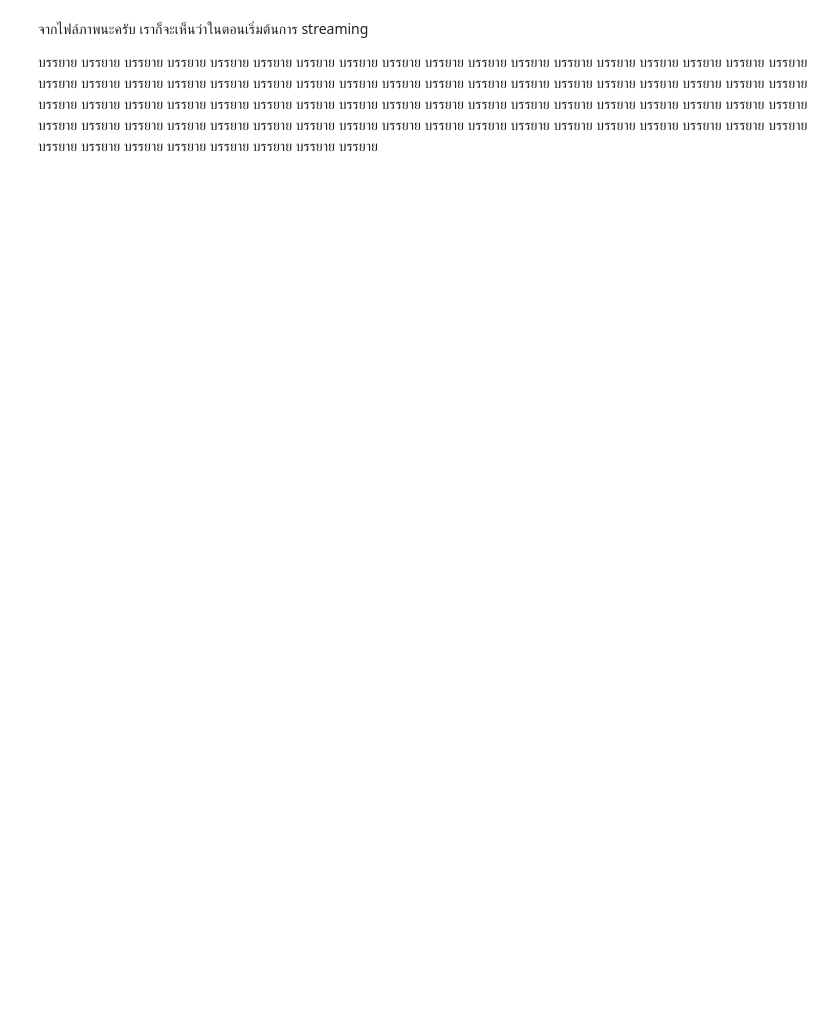
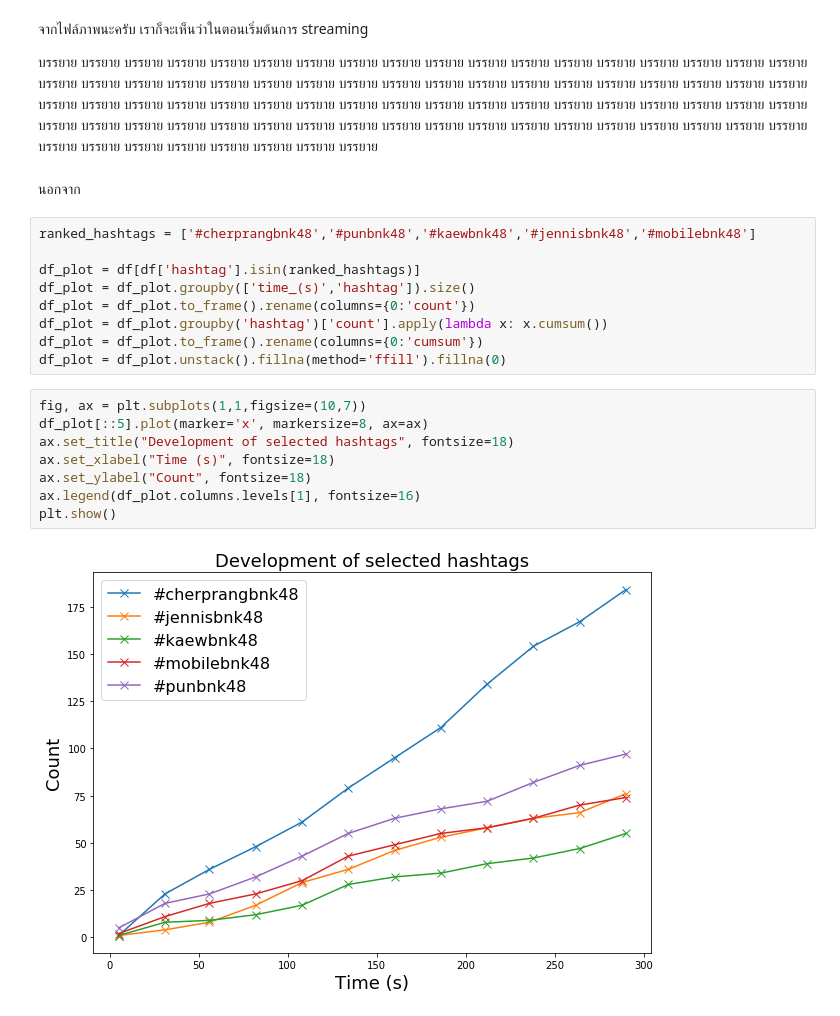
Before and after one commit to mohd-zaheer/Python-and-Spark-for-Big-Data-master, a Jupyter notebook: Spark_Streaming/Real-time idol popularity monitoring with Tweepy and Matplotlib.ipynb, the cells around one changed output. Drawn from its saved outputs; the diff is of its cells as text; blank space fills up the shorter version.

```diff
--- a/Spark_Streaming/Real-time idol popularity monitoring with Tweepy and Matplotlib.ipynb
+++ b/Spark_Streaming/Real-time idol popularity monitoring with Tweepy and Matplotlib.ipynb
@@ -303,6 +287,27 @@ s.close()
 จากไฟล์ภาพนะครับ เราก็จะเห็นว่าในตอนเริ่มต้นการ streaming
 
 บรรยาย บรรยาย บรรยาย บรรยาย บรรยาย บรรยาย บรรยาย บรรยาย บรรยาย บรรยาย บรรยาย บรรยาย บรรยาย บรรยาย บรรยาย บรรยาย บรรยาย บรรยาย บรรยาย บรรยาย บรรยาย บรรยาย บรรยาย บรรยาย บรรยาย บรรยาย บรรยาย บรรยาย บรรยาย บรรยาย บรรยาย บรรยาย บรรยาย บรรยาย บรรยาย บรรยาย บรรยาย บรรยาย บรรยาย บรรยาย บรรยาย บรรยาย บรรยาย บรรยาย บรรยาย บรรยาย บรรยาย บรรยาย บรรยาย บรรยาย บรรยาย บรรยาย บรรยาย บรรยาย บรรยาย บรรยาย บรรยาย บรรยาย บรรยาย บรรยาย บรรยาย บรรยาย บรรยาย บรรยาย บรรยาย บรรยาย บรรยาย บรรยาย บรรยาย บรรยาย บรรยาย บรรยาย บรรยาย บรรยาย บรรยาย บรรยาย บรรยาย บรรยาย บรรยาย บรรยาย
+# %% [markdown]
+นอกจาก
+# %%
+ranked_hashtags = ['#cherprangbnk48','#punbnk48','#kaewbnk48','#jennisbnk48','#mobilebnk48']
+
+df_plot = df[df['hashtag'].isin(ranked_hashtags)]
+df_plot = df_plot.groupby(['time_(s)','hashtag']).size()
+df_plot = df_plot.to_frame().rename(columns={0:'count'})
+df_plot = df_plot.groupby('hashtag')['count'].apply(lambda x: x.cumsum())
+df_plot = df_plot.to_frame().rename(columns={0:'cumsum'})
+df_plot = df_plot.unstack().fillna(method='ffill').fillna(0)
+# %%
+fig, ax = plt.subplots(1,1,figsize=(10,7))
+df_plot[::5].plot(marker='x', markersize=8, ax=ax)
+ax.set_title("Development of selected hashtags", fontsize=18)
+ax.set_xlabel("Time (s)", fontsize=18)
+ax.set_ylabel("Count", fontsize=18)
+ax.legend(df_plot.columns.levels[1], fontsize=16)
+plt.show()
+# %% [output]
+[figure, added]
 # %% [markdown]
 ## ส่งท้าย
 
```
Also changed, not shown: parts of 8 cells of this notebook.
